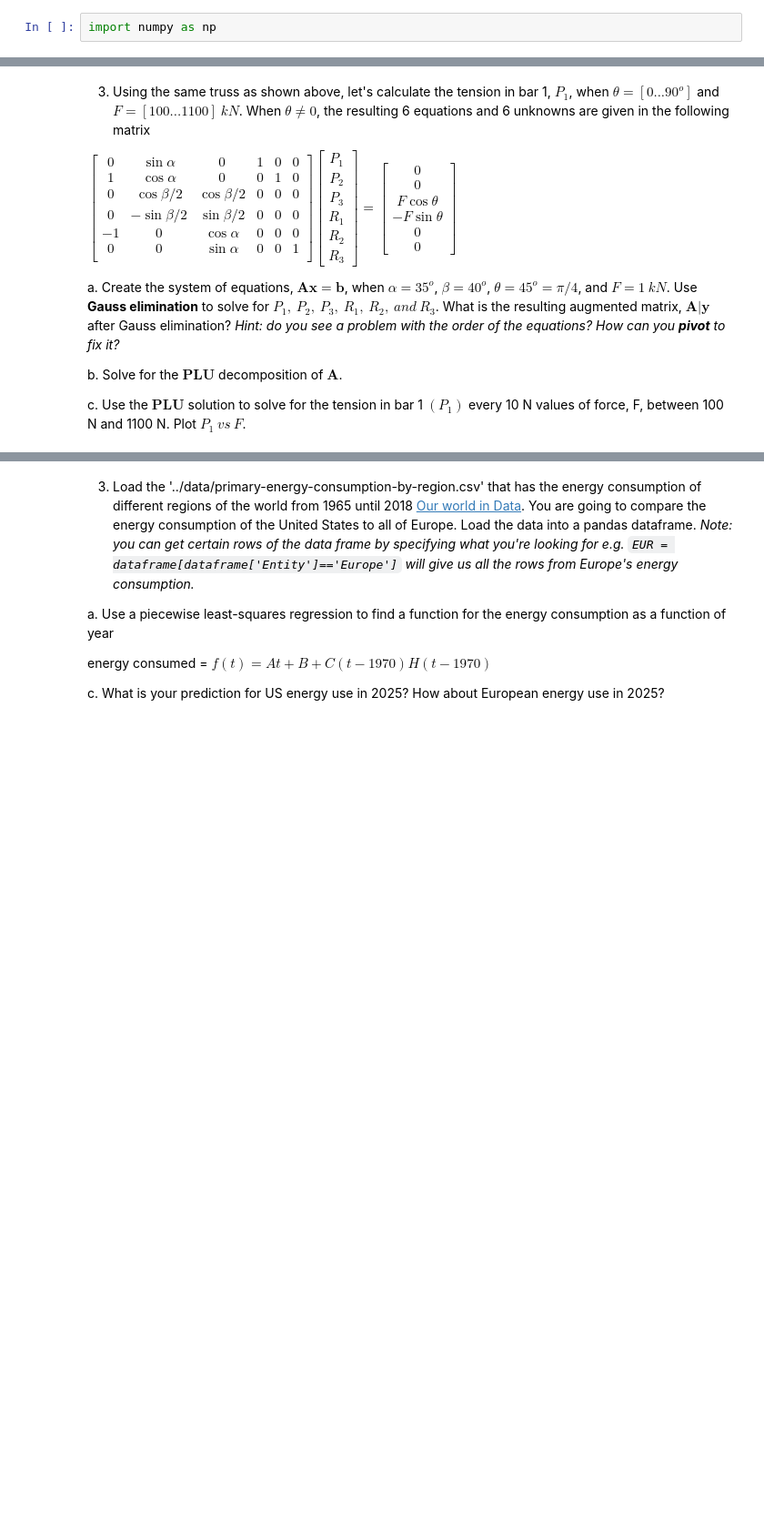
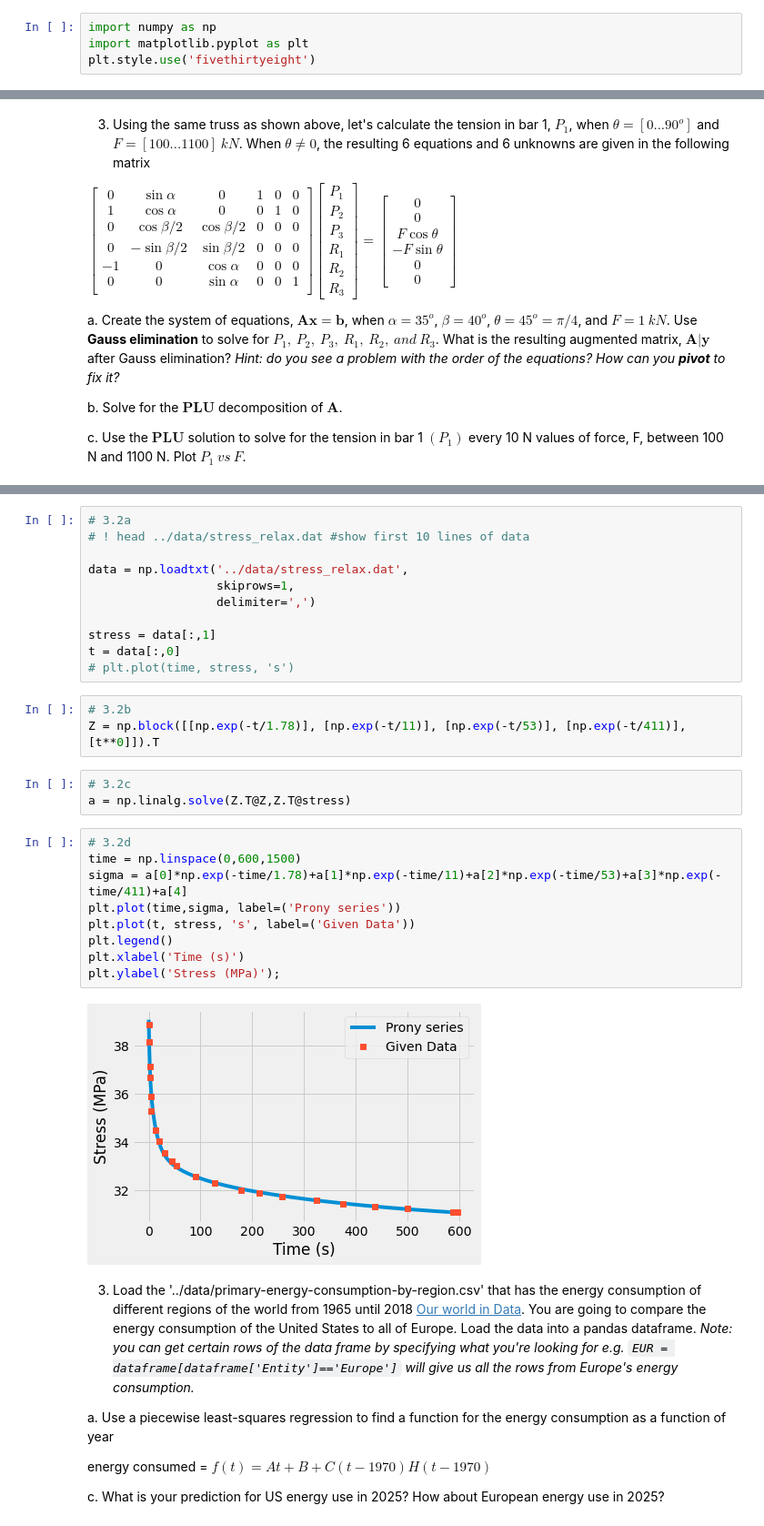
Before and after one commit to hamwalker/computational-mechanics, a Jupyter notebook: module_04/notebooks/HW_04.ipynb, the cells around one changed output, grey strips where cells are left out. Shown at 91% size. Drawn from its saved outputs; the diff is of its cells as text; blank space fills up the shorter version.

```diff
--- a/module_04/notebooks/HW_04.ipynb
+++ b/module_04/notebooks/HW_04.ipynb
@@ -1,2 +1,4 @@
 # %%
 import numpy as np
+import matplotlib.pyplot as plt
+plt.style.use('fivethirtyeight')
@@ -218,6 +616,34 @@ b. Create a $\mathbf{Z}$-matrix to perform the least-squares regression for the
 c. Solve for the constants, $a_1,~a_2,~a_3,~a_4~,a_5$
 
 d. Plot the best-fit function and the data from `../data/stress_relax.dat` _Use at least 50 points in time to get a smooth best-fit line._
+# %%
+# 3.2a
+# ! head ../data/stress_relax.dat #show first 10 lines of data
+
+data = np.loadtxt('../data/stress_relax.dat',
+                  skiprows=1,
+                  delimiter=',')
+
+stress = data[:,1]
+t = data[:,0]
+# plt.plot(time, stress, 's')
+# %%
+# 3.2b
+Z = np.block([[np.exp(-t/1.78)], [np.exp(-t/11)], [np.exp(-t/53)], [np.exp(-t/411)], [t**0]]).T
+# %%
+# 3.2c
+a = np.linalg.solve(Z.T@Z,Z.T@stress)
+# %%
+# 3.2d
+time = np.linspace(0,600,1500)
+sigma = a[0]*np.exp(-time/1.78)+a[1]*np.exp(-time/11)+a[2]*np.exp(-time/53)+a[3]*np.exp(-time/411)+a[4]
+plt.plot(time,sigma, label=('Prony series'))
+plt.plot(t, stress, 's', label=('Given Data'))
+plt.legend()
+plt.xlabel('Time (s)')
+plt.ylabel('Stress (MPa)');
+# %% [output]
+[figure, added]
 # %% [markdown]
 3. Load the '../data/primary-energy-consumption-by-region.csv' that has the energy consumption of different regions of the world from 1965 until 2018 [Our world in Data](https://ourworldindata.org/energy).
 You are going to compare the energy consumption of the United States to all of Europe. Load the data into a pandas dataframe. *Note: you can get certain rows of the data frame by specifying what you're looking for e.g.
```
Also changed, not shown: parts of 24 cells of this notebook, 7 other files.
